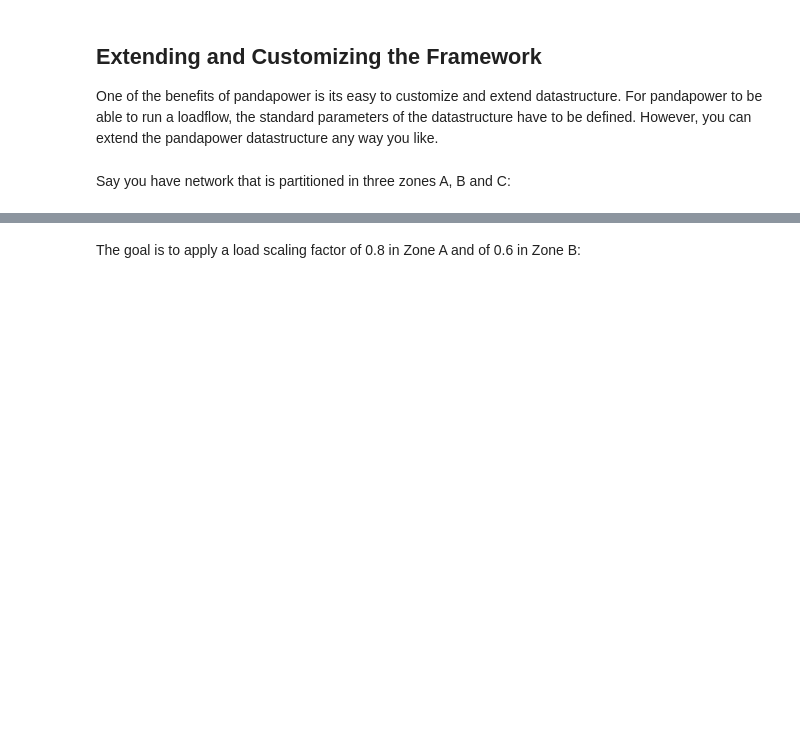
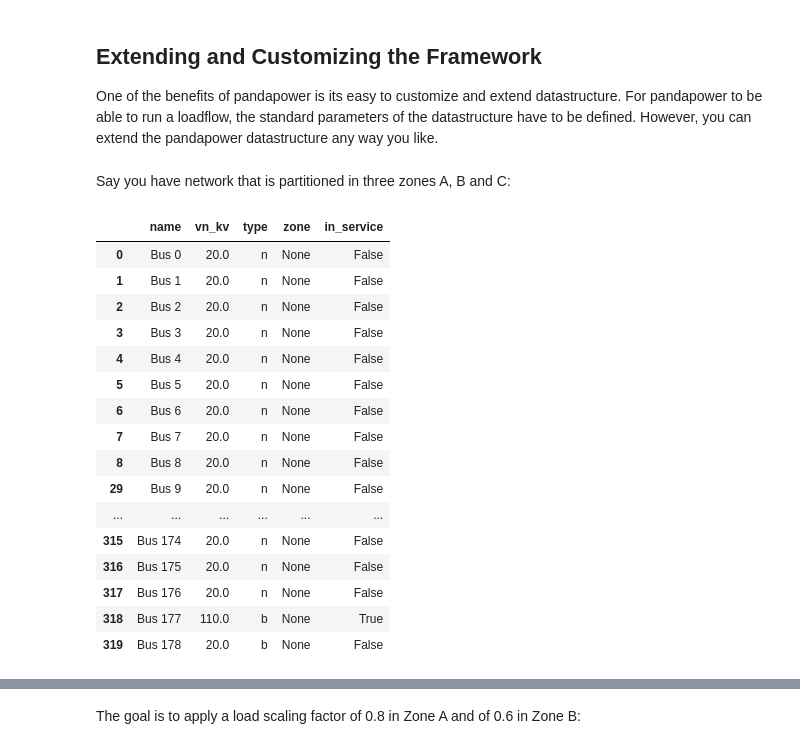
Before and after one commit to Mo7amednumair/pandapower-mn, a Jupyter notebook: tutorials/data_analysis.ipynb, the cells around one changed output, grey strips where cells are left out. Saved outputs shown, nothing was run; the diff lists cells and outputs as text; code cells hidden in the pictures; blank space fills up the shorter version.

```diff
--- a/tutorials/data_analysis.ipynb
+++ b/tutorials/data_analysis.ipynb
@@ -298,5 +313,25 @@ Name: in_service, dtype: bool
 One of the benefits of pandapower is its easy to customize and extend datastructure. For pandapower to be able to run a loadflow, the standard parameters of the datastructure have to be defined. However, you can extend the pandapower datastructure any way you like.
 # %% [markdown]
 Say you have network that is partitioned in three zones A, B and C:
+# %%
+net.bus
+# %% [output]
+|  | name | vn_kv | type | zone | in_service |
+| 0 | Bus 0 | 20.0 | n | None | False |
+| 1 | Bus 1 | 20.0 | n | None | False |
+| 2 | Bus 2 | 20.0 | n | None | False |
+| 3 | Bus 3 | 20.0 | n | None | False |
+| 4 | Bus 4 | 20.0 | n | None | False |
+| 5 | Bus 5 | 20.0 | n | None | False |
+| 6 | Bus 6 | 20.0 | n | None | False |
+| 7 | Bus 7 | 20.0 | n | None | False |
+| 8 | Bus 8 | 20.0 | n | None | False |
+| 29 | Bus 9 | 20.0 | n | None | False |
+| ... | ... | ... | ... | ... | ... |
+| 315 | Bus 174 | 20.0 | n | None | False |
+| 316 | Bus 175 | 20.0 | n | None | False |
+| 317 | Bus 176 | 20.0 | n | None | False |
+| 318 | Bus 177 | 110.0 | b | None | True |
+| 319 | Bus 178 | 20.0 | b | None | False |
 # %%
 nr_buses = len(net.bus.index)
```
Also changed, not shown: parts of 10 cells of this notebook.
